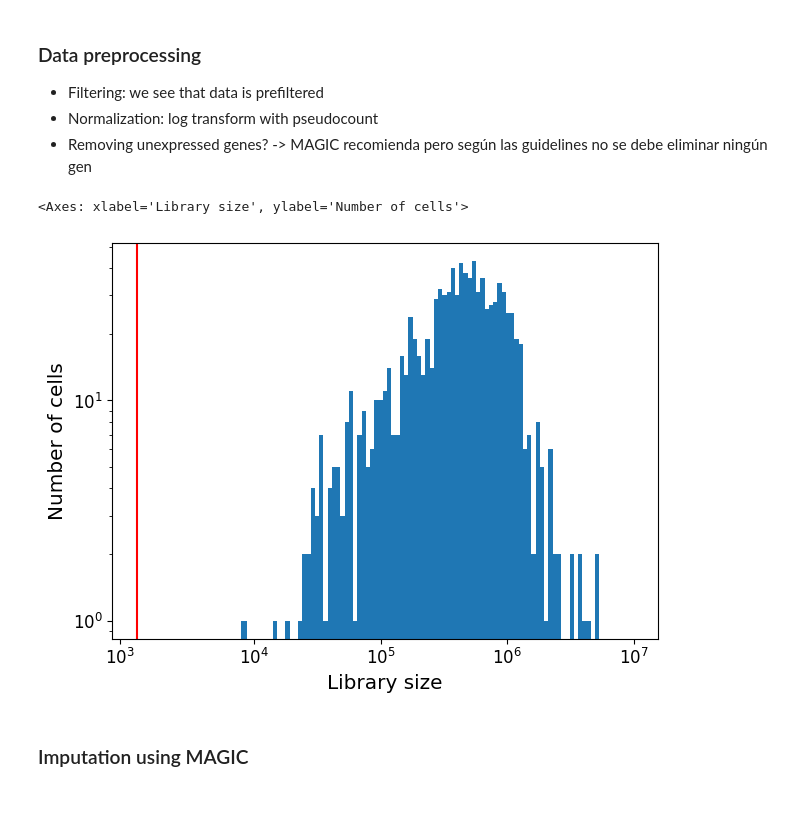
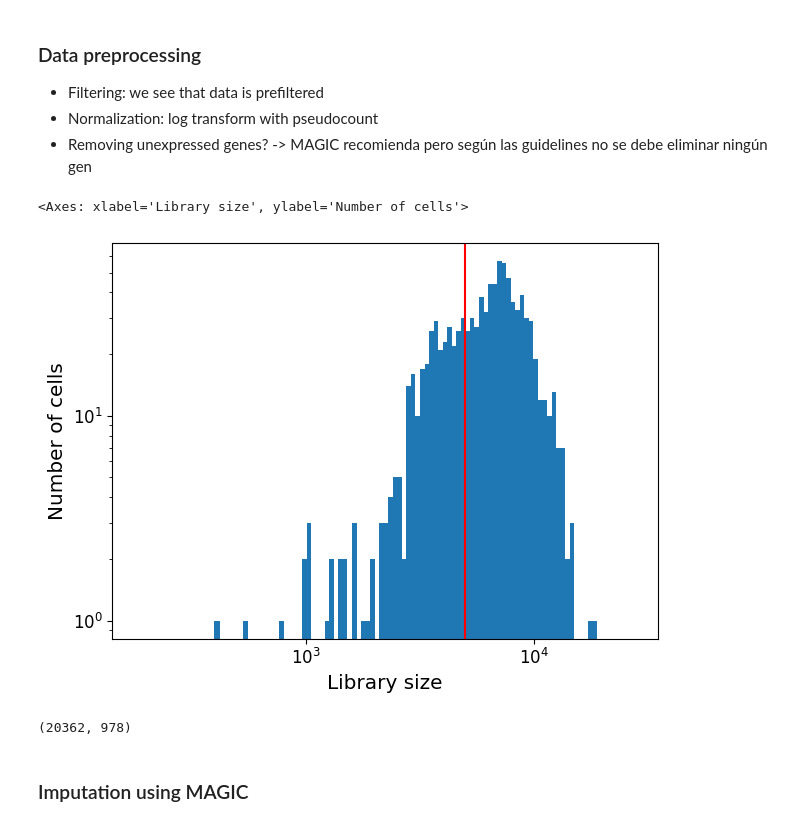
Before and after one commit to acarballocastro/ML4G, a Jupyter notebook: Project2_starter_code_template.ipynb, the cells around one changed output. Drawn from its saved outputs; the diff is of its cells as text; code cells hidden in the pictures.

Commit message:
Part1. Train and validation

```diff
--- a/Project2_starter_code_template.ipynb
+++ b/Project2_starter_code_template.ipynb
@@ -87,3 +90,12 @@ for dis in sc_pancreas_metadata_test.Disease.unique():
 # %% [output]
 There are 1 test patients with normal
 There are 2 test patients with type II diabetes mellitus
+# %%
+# We will log transform the data
+sc_pancreas_norm = scprep.transform.log(sc_pancreas)
+bulk_pancreas_norm = scprep.transform.log(bulk_pancreas)
+# %%
+#Create a train and validation set to test out performance
+
+sc_pancreas_shuff, bulk_pancreas_shuff= shuffle(sc_pancreas_norm, bulk_pancreas_norm, random_state=42)
+sc_train, sc_val, bulk_train, bulk_val = train_test_split(sc_pancreas_shuff, bulk_pancreas_shuff, random_state=42, test_size= 0.2)
@@ -96,8 +122,12 @@ There are 2 test patients with type II diabetes mellitus
 * Normalization: log transform with pseudocount
 * Removing unexpressed genes? -> MAGIC recomienda pero según las guidelines no se debe eliminar ningún gen
 # %%
-scprep.plot.plot_library_size(sc_pancreas.transpose(), cutoff=2000)
+scprep.plot.plot_library_size(sc_train.transpose(), cutoff=5000)
 # %% [output]
 <Axes: xlabel='Library size', ylabel='Number of cells'>
-[figure, old version]
+[figure, new version]
+# %%
+print(sc_train.shape)
+# %% [output]
+(20362, 978)
 # %%
```
Also changed, not shown: parts of 16 cells of this notebook.
